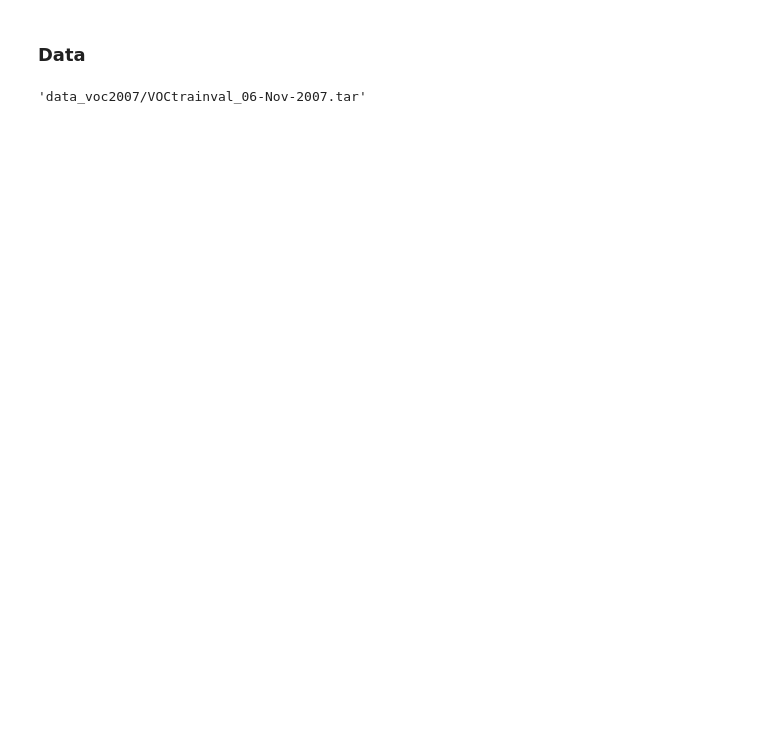
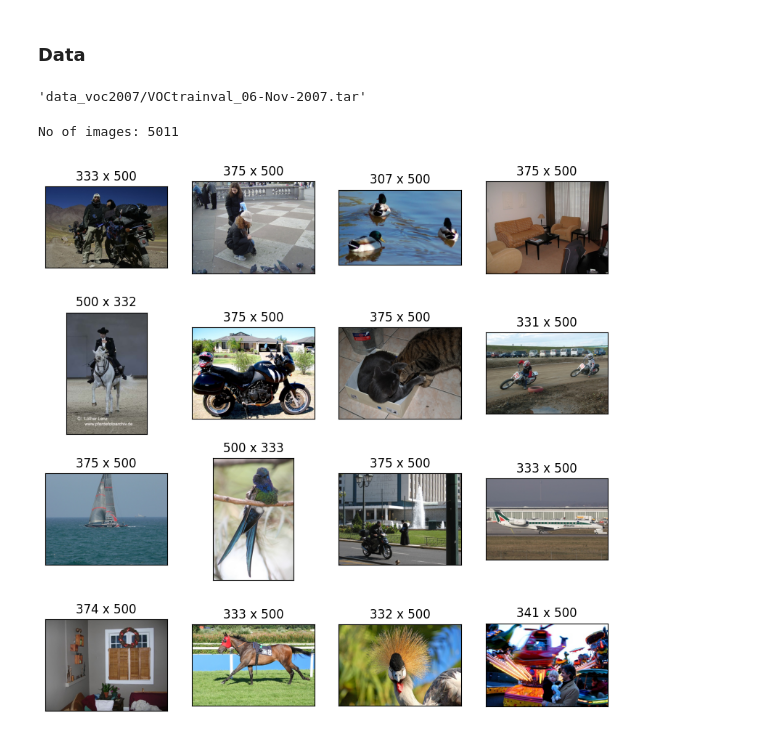
Before and after one commit to CIIC-C-T-Polytechnic-of-Leiria/SafeAR, a Jupyter notebook: keras_core/UNet_evaluation.ipynb, the cells around one changed output. Drawn from its saved outputs; the diff is of its cells as text; code cells hidden in the pictures; blank space fills up the shorter version.

```diff
--- a/keras_core/UNet_evaluation.ipynb
+++ b/keras_core/UNet_evaluation.ipynb
@@ -113,0 +115,21 @@ from PIL import Image
+# %%
+voc_img_dir = os.path.join(".", "data_voc2007", "JPEGImages")
+# plot 16 random images in a 4x4 grid
+
+import matplotlib.pyplot as plt
+import random
+import numpy as np
+
+fig, ax = plt.subplots(4, 4, figsize=(10, 10))
+for i, axi in enumerate(ax.flat):
+    img = plt.imread(os.path.join(voc_img_dir, random.choice(os.listdir(voc_img_dir))))
+    axi.imshow(img)
+    # title with dimensions
+    axi.set(xticks=[], yticks=[], title=str(f"{img.shape[0]} x {img.shape[1]}"))
+
+# number of images, maximum dimensions
+n_images = len(os.listdir(voc_img_dir))
+print(f"No of images: {n_images}")
+# %% [output]
+No of images: 5011
+[figure, added]
```
Also changed, not shown: parts of 6 cells of this notebook.
